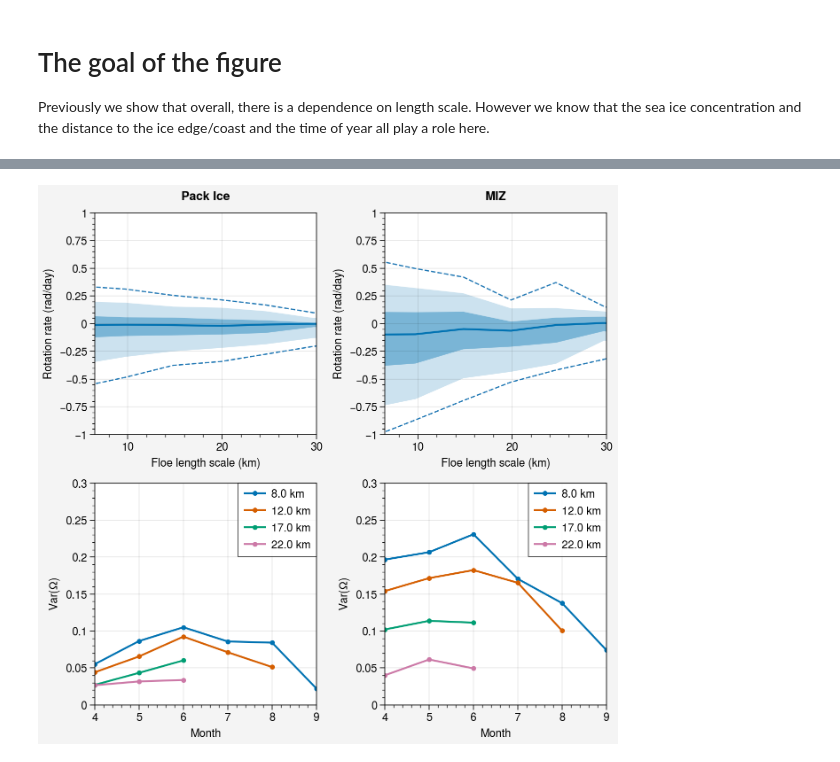
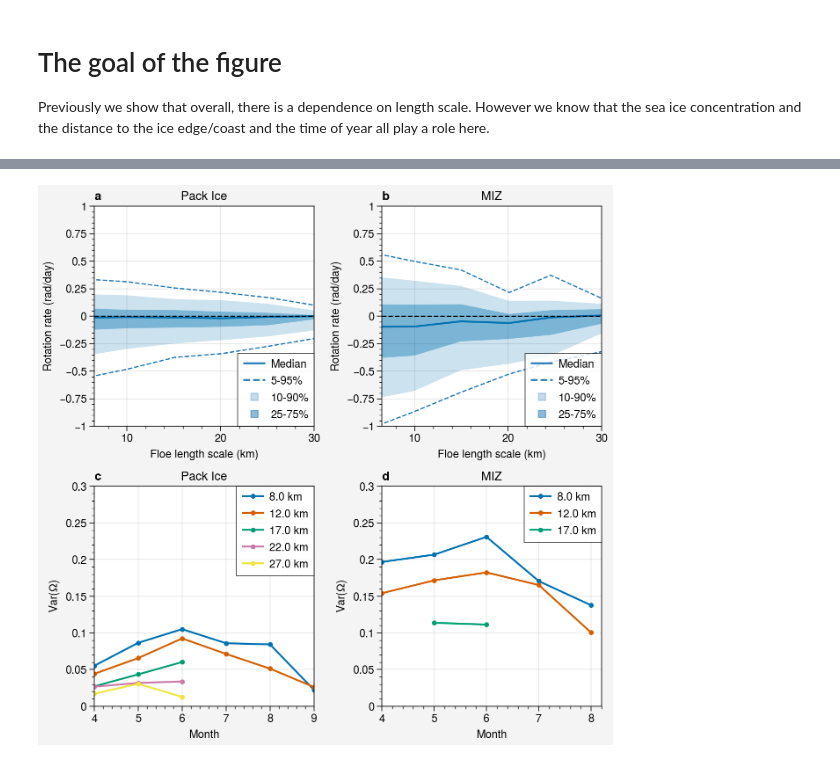
Before and after one commit to danielmwatkins/miz_scales_of_motion, a Jupyter notebook: notebooks/rotation_rate.ipynb, the cells around one changed output, grey strips where cells are left out. Cells and saved outputs as stored; diff of their text form; code cells hidden in the pictures.

```diff
--- a/notebooks/rotation_rate.ipynb
+++ b/notebooks/rotation_rate.ipynb
@@ -125,13 +125,13 @@ fig.save('../figures/fig05_rotation_rate_distribution.pdf', dpi=300)
 # %%
 f = 2*(7.292e-5)*np.sin(np.deg2rad(subset['latitude']))
 subset['normalized_rotation'] = subset['zeta']/(f * 24*60*60)
-
+subset['length_scale_km'] = np.sqrt(subset['area_km2'])
 df_summary = subset.loc[:, ['l_bin', 'normalized_rotation', 'zeta']].groupby('l_bin').quantile([0.01, 0.1, 0.25, 0.5, 0.75, 0.90, 0.99])
 df_summary.reset_index(inplace=True)
 df_summary.columns=['l_bin', 'quantile', 'normalized_rotation', 'zeta']
 df_summary_zeta = df_summary.pivot_table(index='l_bin', columns='quantile', values='zeta')
 df_summary_omega = df_summary.pivot_table(index='l_bin', columns='quantile', values='normalized_rotation')
 
-x = df[['l_bin', 'length_scale_km']].groupby('l_bin').median()
+x = subset[['l_bin', 'length_scale_km']].groupby('l_bin').median()
 df_summary_zeta.index = x.loc[df_summary_zeta.index].values.squeeze()
 df_summary_omega.index = x.loc[df_summary_omega.index].values.squeeze()
@@ -170,14 +138,3 @@ ax.format(ylabel='Scaled rotation rate ($\\Omega/f$)',
 # %% [markdown]
 # The goal of the figure
 Previously we show that overall, there is a dependence on length scale. However we know that the sea ice concentration and the distance to the ice edge/coast and the time of year all play a role here.
-# %%
-subset['month'] = subset.datetime.dt.month
-fig, ax = pplt.subplots()
-for bin_num in range(2, 9):
-    L = subset.loc[subset.l_bin==bin_num, 'L'].mean()
-    v = subset.loc[subset.l_bin==bin_num, ['month', 'zeta']].groupby('month').var()
-    n = counts[bin_num]
-    if sum(n > 200) > 1:
-        ax.plot(v.where(n > 200), label=str(np.round(L, 0)) + ' km', marker='.')
-ax.legend(ncols=1)
-ax.format(ylabel='Var($\\Omega$)', xlabel='Month')
@@ -186,4 +141,7 @@ ax.format(ylabel='Var($\\Omega$)', xlabel='Month')
 # %%
+subset['month'] = subset.datetime.dt.month
+subset['year'] = subset.datetime.dt.year
+
 pack_subset = subset.loc[subset.nsidc_sic >= 0.85]
 miz_subset = subset.loc[subset.nsidc_sic < 0.85]
 miz_subset.groupby('month').count()
@@ -212,42 +180,59 @@ pack_subset.groupby('month').count()
 # %%
 f = 2*(7.292e-5)*np.sin(np.deg2rad(subset['latitude']))
-
+pack_counts = pack_subset.groupby(['month', 'l_bin']).count()['zeta'].reset_index().pivot_table(
+    index='month', columns='l_bin', values='zeta')
 pack_summary = pack_subset.loc[:, ['l_bin', 'zeta']].groupby('l_bin').quantile([0.05, 0.1, 0.25, 0.5, 0.75, 0.90, 0.95])
 pack_summary.reset_index(inplace=True)
 pack_summary.columns=['l_bin', 'quantile', 'zeta']
 pack_summary = pack_summary.pivot_table(index='l_bin', columns='quantile', values='zeta')
 
-x = df[['l_bin', 'length_scale_km']].groupby('l_bin').median()
+x = pack_subset[['l_bin', 'length_scale_km']].groupby('l_bin').mean()
 pack_summary.index = x.loc[pack_summary.index].values.squeeze()
 
 miz_summary = miz_subset.loc[:, ['l_bin', 'zeta']].groupby('l_bin').quantile([0.05, 0.1, 0.25, 0.5, 0.75, 0.90, 0.95])
 miz_summary.reset_index(inplace=True)
 miz_summary.columns=['l_bin', 'quantile', 'zeta']
 miz_summary = miz_summary.pivot_table(index='l_bin', columns='quantile', values='zeta')
 
-x = df[['l_bin', 'length_scale_km']].groupby('l_bin').median()
+x = miz_subset[['l_bin', 'length_scale_km']].groupby('l_bin').mean()
 miz_summary.index = x.loc[miz_summary.index].values.squeeze()
 
 fig, axs = pplt.subplots(ncols=2, nrows=2, share=False)
 for data, ax in zip([pack_summary, miz_summary], axs[0,:]):
     ax.plot(data[0.05], ls='--', lw=1, color='tab:blue')
     ax.plot(data[0.95], ls='--', lw=1, color='tab:blue')
 
     ax.plot(data[0.5], shadedata=[data[0.25], data[0.75]],
             fadedata=[data[0.1], data[0.9]])
     ax.format(ylabel='Rotation rate (rad/day)', ylim=(-1, 1),
               xlocator=np.arange(10, 31, 10), xlim=(6.5, 30),
               xlabel='Floe length scale (km)')
+    ax.axhline(0, color='k', ls='--', lw=1)
 for data, ax in zip([pack_subset, miz_subset], axs[1,:]):
+    counts = data.groupby(['month', 'l_bin']).count()['zeta'].reset_index().pivot_table(
+    index='month', columns='l_bin', values='zeta')
+
     for bin_num in range(2, 9):
         L = data.loc[data.l_bin==bin_num, 'L'].mean()
         v = data.loc[data.l_bin==bin_num, ['month', 'zeta']].groupby('month').var()
         n = counts[bin_num]
-        if sum(n > 200) > 1:
-            ax.plot(v.where(n > 200), label=str(np.round(L, 0)) + ' km', marker='.')
+        if sum(n > 100) > 1:
+            ax.plot(v.where(n > 100), label=str(np.round(L, 0)) + ' km', marker='.')
 
     ax.legend(ncols=1, loc='ur')
     ax.format(ylabel='Var($\\Omega$)', xlabel='Month', ylim=(0, 0.3))
-axs.format(toplabels=['Pack Ice', 'MIZ'])
+
+h = []
+for alpha, ls, m in zip([1, 1, 0.25,  0.5], ['-', '--', '', ''], ['', '', 's', 's']):
+    h.append(ax.plot([],[],color='tab:blue', alpha=alpha, ls=ls, m=m))
+axs[0,0].legend(h, ['Median',  '5-95%', '10-90%', '25-75%'], ncols=1, loc='lr')
+axs[0,1].legend(h, ['Median',  '5-95%', '10-90%', '25-75%'], ncols=1, loc='lr')
+
+axs[0,0].format(title='Pack Ice')
+axs[1,0].format(title='Pack Ice')
+axs[0,1].format(title='MIZ')
+axs[1,1].format(title='MIZ')
+axs.format(abc=True)
+fig.save('../figures/pdf/figXX_rotation_rate_distribution.pdf', dpi=300)
 # %% [output]
-[figure, old version]
+[figure, new version]
```
Also changed, not shown: parts of 24 cells of this notebook, 5 other files.
